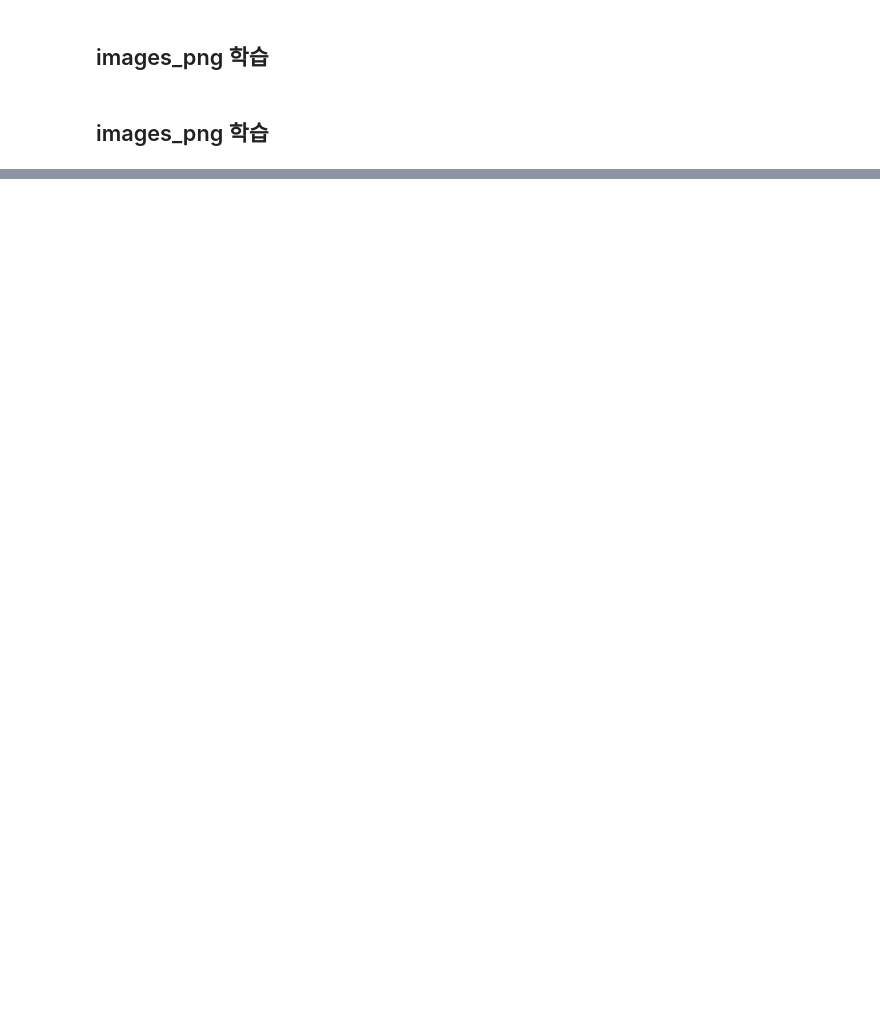
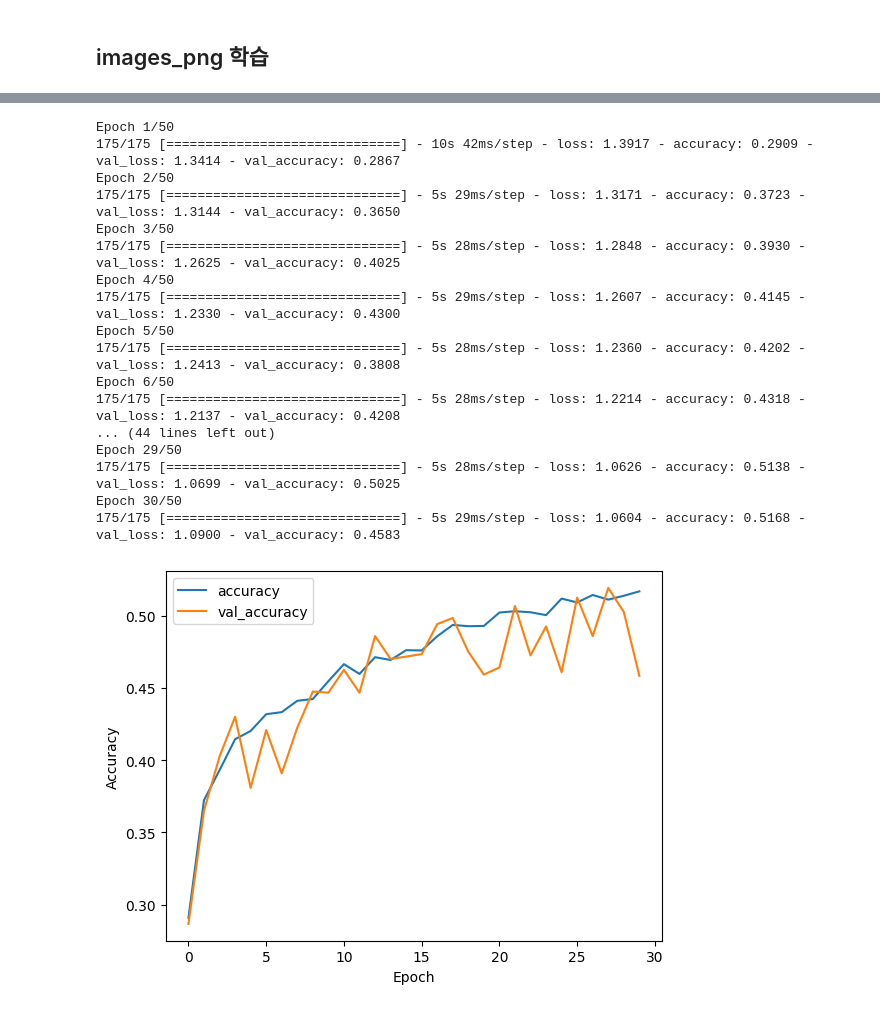
Before and after one commit to hwnam5/Cataract_Classification, a Jupyter notebook: Resnet.ipynb, the cells around one changed output, grey strips where cells are left out. Drawn from its saved outputs; the diff is of its cells as text; code cells hidden in the pictures; blank space fills up the shorter version.

```diff
--- a/Resnet.ipynb
+++ b/Resnet.ipynb
@@ -298,2 +314,0 @@ print('Test accuracy:', test_acc)
-# %% [markdown]
-## images_png 학습
@@ -374,0 +315,3 @@ print('Test accuracy:', test_acc)
+# %%
+resnet50_model()
+# %% [output]
@@ -374,0 +319,18 @@ print('Test accuracy:', test_acc)
+Epoch 1/50
+175/175 [==============================] - 10s 42ms/step - loss: 1.3917 - accuracy: 0.2909 - val_loss: 1.3414 - val_accuracy: 0.2867
+Epoch 2/50
+175/175 [==============================] - 5s 29ms/step - loss: 1.3171 - accuracy: 0.3723 - val_loss: 1.3144 - val_accuracy: 0.3650
+Epoch 3/50
+175/175 [==============================] - 5s 28ms/step - loss: 1.2848 - accuracy: 0.3930 - val_loss: 1.2625 - val_accuracy: 0.4025
+Epoch 4/50
+175/175 [==============================] - 5s 29ms/step - loss: 1.2607 - accuracy: 0.4145 - val_loss: 1.2330 - val_accuracy: 0.4300
+Epoch 5/50
+175/175 [==============================] - 5s 28ms/step - loss: 1.2360 - accuracy: 0.4202 - val_loss: 1.2413 - val_accuracy: 0.3808
+Epoch 6/50
+175/175 [==============================] - 5s 28ms/step - loss: 1.2214 - accuracy: 0.4318 - val_loss: 1.2137 - val_accuracy: 0.4208
+... (44 lines left out)
+Epoch 29/50
+175/175 [==============================] - 5s 28ms/step - loss: 1.0626 - accuracy: 0.5138 - val_loss: 1.0699 - val_accuracy: 0.5025
+Epoch 30/50
+175/175 [==============================] - 5s 29ms/step - loss: 1.0604 - accuracy: 0.5168 - val_loss: 1.0900 - val_accuracy: 0.4583
+[figure, added]
```
Also changed, not shown: parts of 25 cells of this notebook.
